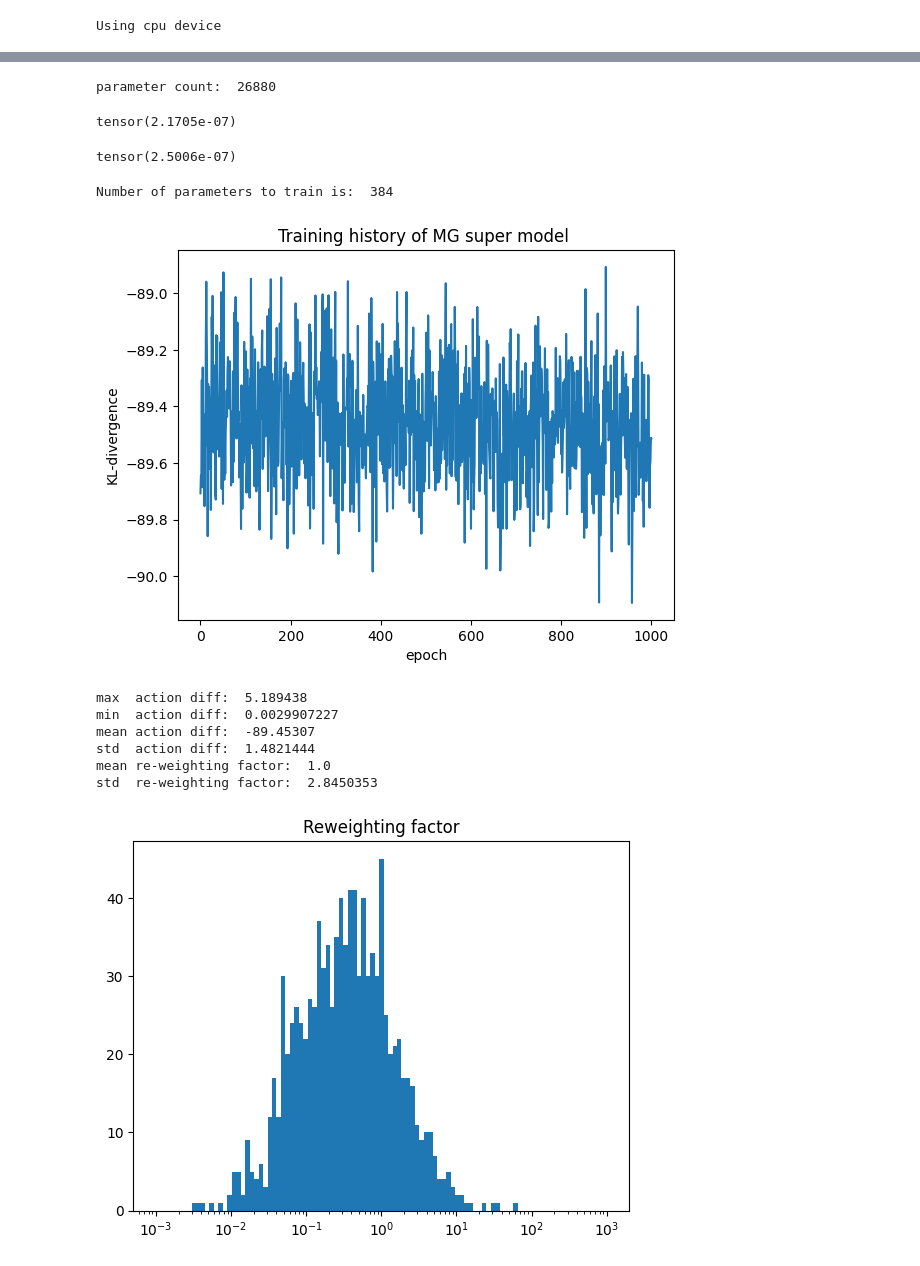
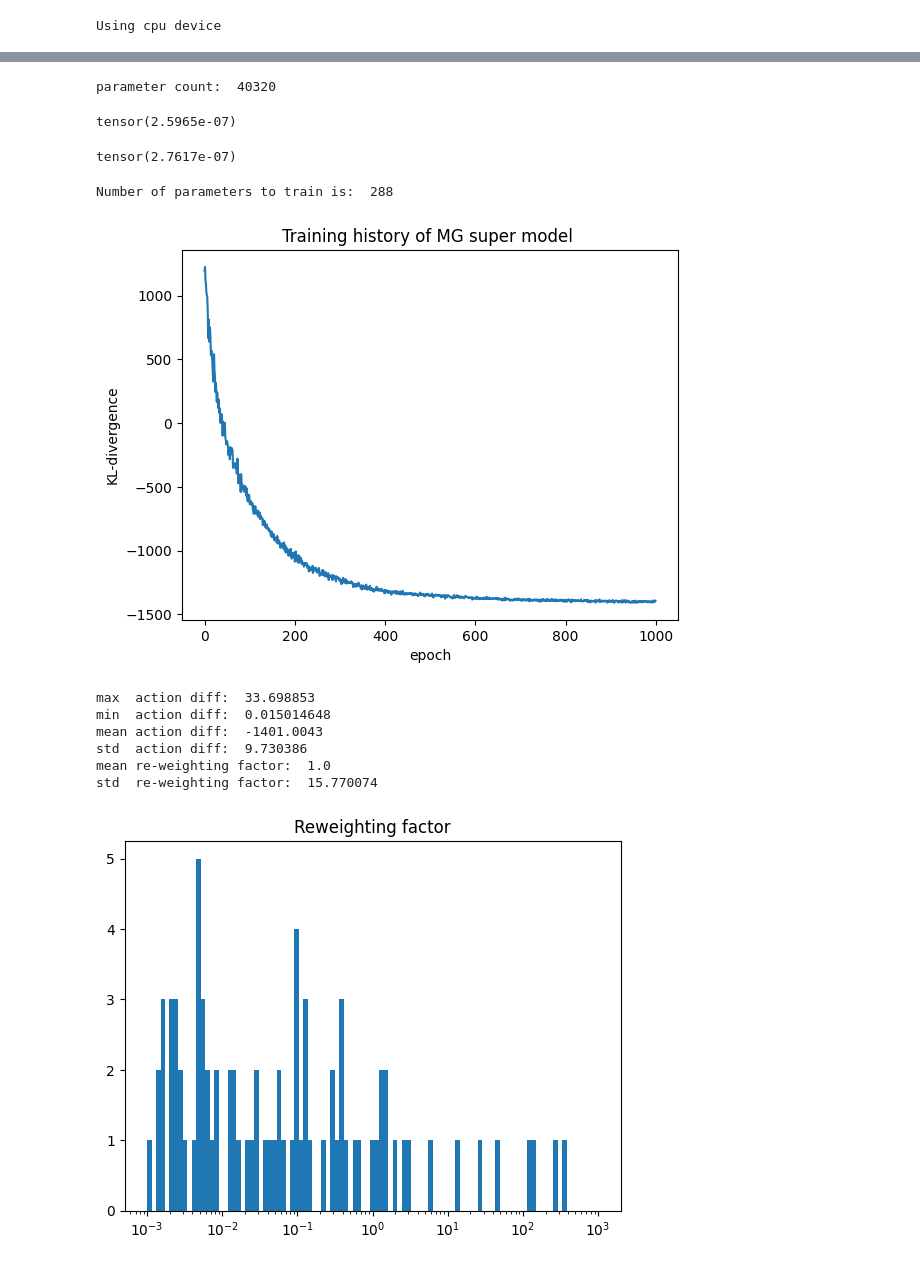
Before and after one commit to orginos/torchQFT, a Jupyter notebook: stacked_mg.ipynb, the cells around one changed output, grey strips where cells are left out. Saved outputs shown, nothing was run; the diff lists cells and outputs as text; code cells hidden in the pictures.

```diff
--- a/stacked_mg.ipynb
+++ b/stacked_mg.ipynb
@@ -24,14 +24,8 @@ device="cpu"
 print(f"Using {device} device")
 # %% [output]
 Using cpu device
-# %%
-pbar = tqdm(range(101))
-b=1
-for t in pbar:
-    b = b*10
-    pbar.set_postfix({'b': b})
 # %%
-L=16
+L=64
 batch_size=32
 V=L*L
 lam =1.0
@@ -76,11 +72,11 @@ parameter count:  13440
 # %%
 batch_size=64
-super_batch_size = 4
+super_batch_size = 1
 learning_rate = 1.0e-4
 optimizer = tr.optim.Adam([p for p in mg.parameters() if p.requires_grad==True], lr=learning_rate)
 
 loss_history = []
-pbar = tqdm(range(1001))
+pbar = tqdm(range(10000))
 #tic=time.perf_counter()
 for t in pbar:
     #with torch.no_grad():
@@ -99,7 +95,7 @@ for t in pbar:
     loss.backward(retain_graph=True)
     optimizer.step()
     loss_history.append(loss.to("cpu").detach().numpy())
-    pbar.set_postfix({'loss': loss.detach().numpy()})
+    pbar.set_postfix({'loss': loss.detach().to("cpu").numpy()})
     #print(loss_history[-1])
     #if t % 10 == 0:
     #    toc=time.perf_counter()
@@ -209,7 +205,7 @@ def trainSM( SuperM, levels=[], epochs=100,batch_size=16,super_batch_size=1,lear
     optimizer = tr.optim.Adam(params, lr=learning_rate)
     loss_history = []
     #tic=time.perf_counter()
-    pbar = tqdm(range(epochs+1))
+    pbar = tqdm(range(epochs))
     for t in pbar:
         z = SuperM.prior_sample(batch_size)
         x = SuperM(z) # generate a sample
@@ -292,7 +290,7 @@ for tt in sm.parameters():
 
 print("parameter count: ",c)
 # %% [output]
-parameter count:  26880
+parameter count:  40320
 # %%
 x=mg.sample(128)
 z,J=sm.backward(x)
@@ -300,7 +298,7 @@ xx=sm.forward(z)
 dd = tr.sum(tr.abs(xx -x)).detach()
 print(dd/(x.shape[0]*x.shape[1]*x.shape[2]))
 # %% [output]
-tensor(2.1705e-07)
+tensor(2.5965e-07)
 # %%
 z = sm.prior_sample(128)
 x=sm.forward(z)
@@ -308,18 +306,18 @@ zz,J=sm.backward(x)
 dd = tr.sum(tr.abs(zz -z)).detach()
 print(dd/(x.shape[0]*x.shape[1]*x.shape[2]))
 # %% [output]
-tensor(2.5006e-07)
+tensor(2.7617e-07)
 # %%
-loss_hist=trainSM( sm,levels=[], epochs=1000,batch_size=64,super_batch_size=1)
+loss_hist=trainSM( sm,levels=[0], epochs=1000,batch_size=4,super_batch_size=1)
 plot_loss(loss_hist)
 validate(1024,sm)
 # %% [output]
-Number of parameters to train is:  384
+Number of parameters to train is:  288
-[figure, old version]
+[figure, new version]
-max  action diff:  5.189438
-min  action diff:  0.0029907227
-mean action diff:  -89.45307
-std  action diff:  1.4821444
+max  action diff:  33.698853
+min  action diff:  0.015014648
+mean action diff:  -1401.0043
+std  action diff:  9.730386
 mean re-weighting factor:  1.0
-std  re-weighting factor:  2.8450353
+std  re-weighting factor:  15.770074
-[figure, old version]
+[figure, new version]
```
Also changed, not shown: parts of 19 cells of this notebook, 2 other files.
